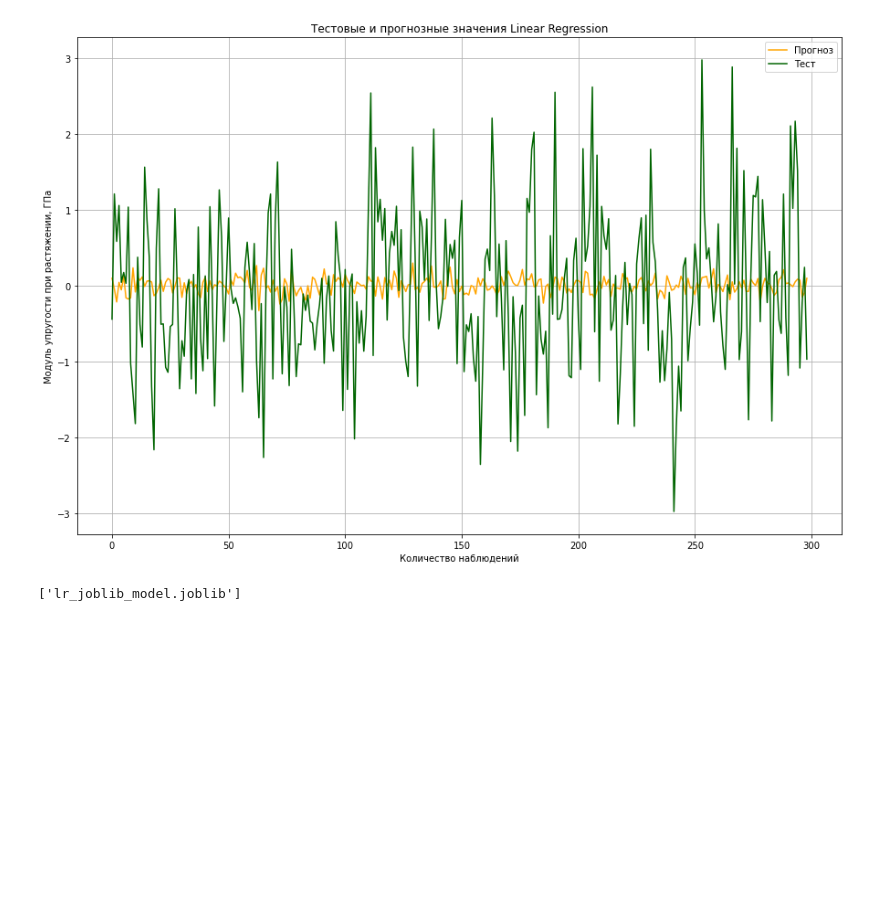
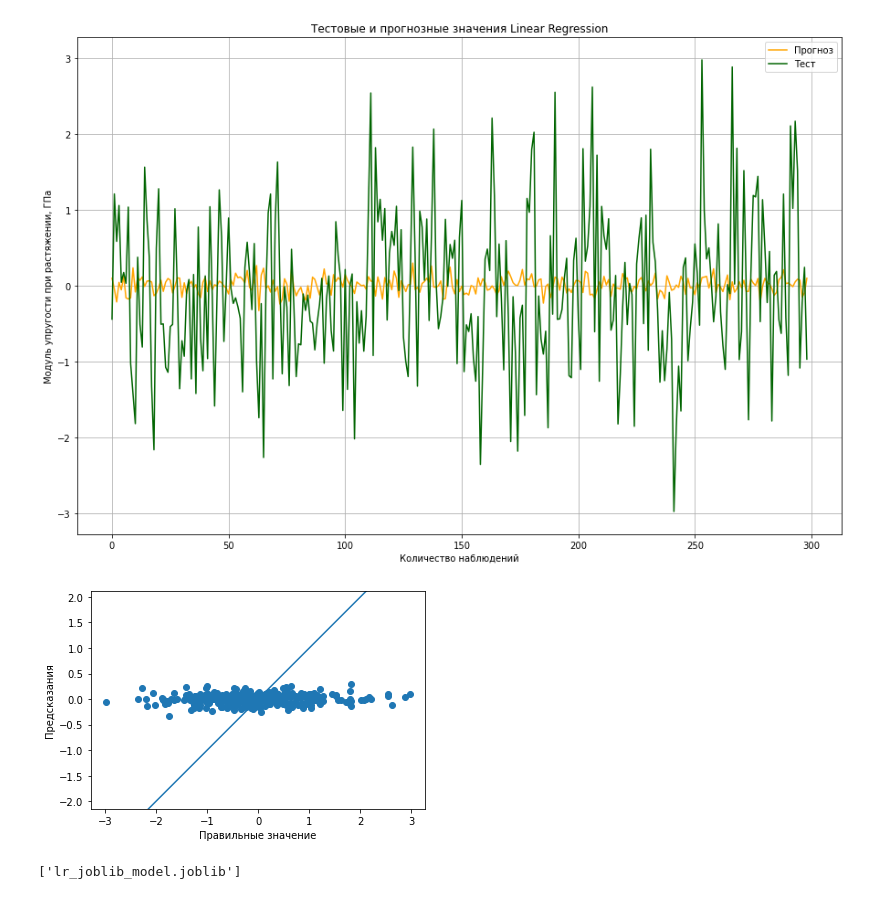
Before and after one commit to Artem-Chetverikov/VKR_MGTU_2022, a Jupyter notebook: Jupyter Notebook/prediction_of_properties/Prediction_of_properties (Модуль упругости при растяжении, ГПа).ipynb, the cells around one changed output. Saved outputs shown, nothing was run; the diff lists cells and outputs as text; code cells hidden in the pictures; blank space fills up the shorter version.

```diff
--- a/Jupyter Notebook/prediction_of_properties/Prediction_of_properties (Модуль упругости при растяжении, ГПа).ipynb
+++ b/Jupyter Notebook/prediction_of_properties/Prediction_of_properties (Модуль упругости при растяжении, ГПа).ipynb
@@ -314,14 +315,14 @@ lr = LinearRegression()
 param_grid_lr = {'fit_intercept': [True, False],
                'positive': [True, False]}
 # %%
-# запускаем GridSearch для поиска оптимальных гиперпараметров
-gs_lr = GridSearchCV(lr, param_grid_lr, cv = 10, verbose = 1, scoring = 'r2', error_score=np.nan)
-gs_lr.fit(x_train_1, y_train_1)
+# # запускаем GridSearch для поиска оптимальных гиперпараметров
+# gs_lr = GridSearchCV(lr, param_grid_lr, cv = 10, verbose = 1, scoring = 'r2', error_score=np.nan)
+# gs_lr.fit(x_train_1, y_train_1)
 
-# отобразим лучший результат
-print()
-print("_______Оптимальные параметры:")
-print(gs_lr.best_params_)
-lr = gs_lr.best_estimator_
-print()
-print(f'R2-score DTR для модуля упругости при растяжении: {lr.score(x_test_1, y_test_1).round(3)}')
+# # отобразим лучший результат
+# print()
+# print("_______Оптимальные параметры:")
+# print(gs_lr.best_params_)
+# lr = gs_lr.best_estimator_
+# print()
+# print(f'R2-score DTR для модуля упругости при растяжении: {lr.score(x_test_1, y_test_1).round(3)}')
@@ -335,6 +329,10 @@ R2-score DTR для модуля упругости при растяжении:
 # %%
+# _______Оптимальные параметры:
+# {'fit_intercept': False, 'positive': True}
+
 # оценка модели
-best_model = lr
+best_model = LinearRegression(fit_intercept= False, positive= True)
+best_model.fit(x_train_1, y_train_1)
 y_pred = best_model.predict(x_test_1)
 print('***Результат на тренировочной выборке***')
 print("Test score: {:.2f}".format(best_model.score(x_train_1, y_train_1)))
@@ -367,6 +365,17 @@ plt.legend()
 plt.grid(True);
 # %% [output]
 [figure]
+# %%
+plt.scatter(y_test_1, y_pred)
+plt.xlabel('Правильные значение')
+plt.ylabel('Предсказания')
+plt.axis('equal')
+plt.xlim(plt.xlim())
+plt.ylim(plt.ylim())
+plt.plot([-100, 100], [-100, 100])
+plt.show()
+# %% [output]
+[figure, added]
 # %%
 #  сохраним модель для дальнейшего использования в приложении
 # %%
```
Also changed, not shown: parts of 31 cells of this notebook, 7 other files.
